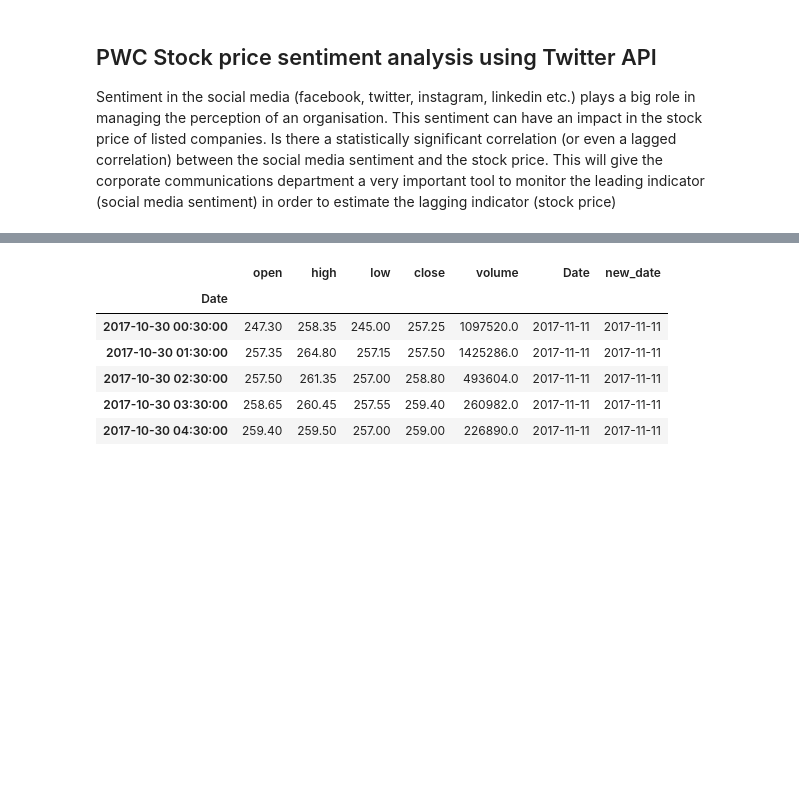
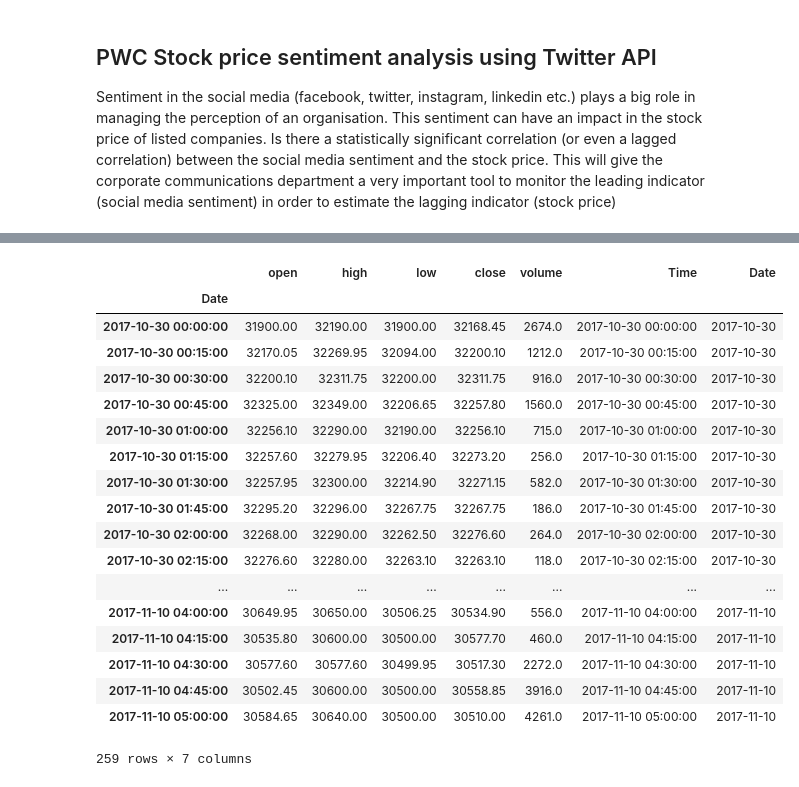
Before and after one commit to bharatwaaj/Hack2Innovate, a Jupyter notebook: Python Tweepy.ipynb, the cells around one changed output, grey strips where cells are left out. Drawn from its saved outputs; the diff is of its cells as text; code cells hidden in the pictures; blank space fills up the shorter version.

```diff
--- a/Python Tweepy.ipynb
+++ b/Python Tweepy.ipynb
@@ -150,13 +152,10 @@ Still lot of steam left for seeing heavy rains in coming days as well ;) https:/
 # %%
-# Plotting the index using matplotlib
+# Plotting the index
 def stockchart(symbol):
     key = 'PD3O8KG4280HX51V'
     ts = TimeSeries(key=key, output_format='pandas')
-    data, meta_data = ts.get_intraday(symbol=symbol,interval='60min', outputsize='full')
-    data['close'].plot()
-    plt.title('Stock chart')
-    plt.show()
+    data, meta_data = ts.get_intraday(symbol=symbol,interval='15min', outputsize='full')
     return data
 # %%
-symbol = "Rain"
+symbol = "EICHERMOT"
 stock_data = stockchart(symbol)
@@ -209,6 +223,37 @@ stock_data.head()
+# %%
+stock_date = []
+for index, row in stock_data.iterrows():
+    stock_date.append(parser.parse(index))
+se = pd.Series(stock_date)
+stock_data['Time'] = se.values
+
+tweets_df_date = []
+for index, row in tweets_df.iterrows():
+    tweets_df_date.append(row[0])
+se = pd.Series(tweets_df_date)
+tweets_df['Act_Time'] = se.values
+tweets_df['Time'] = se.values
+
+ptweets_df_date = []
+for index, row in ptweets_df.iterrows():
+    ptweets_df_date.append(row[0])
+se = pd.Series(ptweets_df_date)
+ptweets_df['Time'] = se.values
+
+ntweets_df_date = []
+for index, row in ntweets_df.iterrows():
+    ntweets_df_date.append(row[0])
+se = pd.Series(ntweets_df_date)
+ntweets_df['Time'] = se.values
+
+netweets_df_date = []
+for index, row in netweets_df.iterrows():
+    netweets_df_date.append(row[0])
+se = pd.Series(netweets_df_date)
+netweets_df['Time'] = se.values
 # %%
 stock_date = []
 for index, row in stock_data.iterrows():
-    stock_date.append(parser.parse(index).now().date())
+    stock_date.append(parser.parse(index).date())
 se = pd.Series(stock_date)
 stock_data['Date'] = se.values
@@ -215,10 +275,22 @@ stock_data['Date'] = se.values
 # %%
-stock_data.head()
+stock_data
 # %% [output]
-|  | open | high | low | close | volume | Date | new_date |
+|  | open | high | low | close | volume | Time | Date |
 | Date |  |  |  |  |  |  |  |
-| 2017-10-30 00:30:00 | 247.30 | 258.35 | 245.00 | 257.25 | 1097520.0 | 2017-11-11 | 2017-11-11 |
-| 2017-10-30 01:30:00 | 257.35 | 264.80 | 257.15 | 257.50 | 1425286.0 | 2017-11-11 | 2017-11-11 |
-| 2017-10-30 02:30:00 | 257.50 | 261.35 | 257.00 | 258.80 | 493604.0 | 2017-11-11 | 2017-11-11 |
-| 2017-10-30 03:30:00 | 258.65 | 260.45 | 257.55 | 259.40 | 260982.0 | 2017-11-11 | 2017-11-11 |
-| 2017-10-30 04:30:00 | 259.40 | 259.50 | 257.00 | 259.00 | 226890.0 | 2017-11-11 | 2017-11-11 |
+| 2017-10-30 00:00:00 | 31900.00 | 32190.00 | 31900.00 | 32168.45 | 2674.0 | 2017-10-30 00:00:00 | 2017-10-30 |
+| 2017-10-30 00:15:00 | 32170.05 | 32269.95 | 32094.00 | 32200.10 | 1212.0 | 2017-10-30 00:15:00 | 2017-10-30 |
+| 2017-10-30 00:30:00 | 32200.10 | 32311.75 | 32200.00 | 32311.75 | 916.0 | 2017-10-30 00:30:00 | 2017-10-30 |
+| 2017-10-30 00:45:00 | 32325.00 | 32349.00 | 32206.65 | 32257.80 | 1560.0 | 2017-10-30 00:45:00 | 2017-10-30 |
+| 2017-10-30 01:00:00 | 32256.10 | 32290.00 | 32190.00 | 32256.10 | 715.0 | 2017-10-30 01:00:00 | 2017-10-30 |
+| 2017-10-30 01:15:00 | 32257.60 | 32279.95 | 32206.40 | 32273.20 | 256.0 | 2017-10-30 01:15:00 | 2017-10-30 |
+| 2017-10-30 01:30:00 | 32257.95 | 32300.00 | 32214.90 | 32271.15 | 582.0 | 2017-10-30 01:30:00 | 2017-10-30 |
+| 2017-10-30 01:45:00 | 32295.20 | 32296.00 | 32267.75 | 32267.75 | 186.0 | 2017-10-30 01:45:00 | 2017-10-30 |
+| 2017-10-30 02:00:00 | 32268.00 | 32290.00 | 32262.50 | 32276.60 | 264.0 | 2017-10-30 02:00:00 | 2017-10-30 |
+| 2017-10-30 02:15:00 | 32276.60 | 32280.00 | 32263.10 | 32263.10 | 118.0 | 2017-10-30 02:15:00 | 2017-10-30 |
+| ... | ... | ... | ... | ... | ... | ... | ... |
+| 2017-11-10 04:00:00 | 30649.95 | 30650.00 | 30506.25 | 30534.90 | 556.0 | 2017-11-10 04:00:00 | 2017-11-10 |
+| 2017-11-10 04:15:00 | 30535.80 | 30600.00 | 30500.00 | 30577.70 | 460.0 | 2017-11-10 04:15:00 | 2017-11-10 |
+| 2017-11-10 04:30:00 | 30577.60 | 30577.60 | 30499.95 | 30517.30 | 2272.0 | 2017-11-10 04:30:00 | 2017-11-10 |
+| 2017-11-10 04:45:00 | 30502.45 | 30600.00 | 30500.00 | 30558.85 | 3916.0 | 2017-11-10 04:45:00 | 2017-11-10 |
+| 2017-11-10 05:00:00 | 30584.65 | 30640.00 | 30500.00 | 30510.00 | 4261.0 | 2017-11-10 05:00:00 | 2017-11-10 |
+259 rows × 7 columns
```
Also changed, not shown: parts of 20 cells of this notebook, 2 other files.
